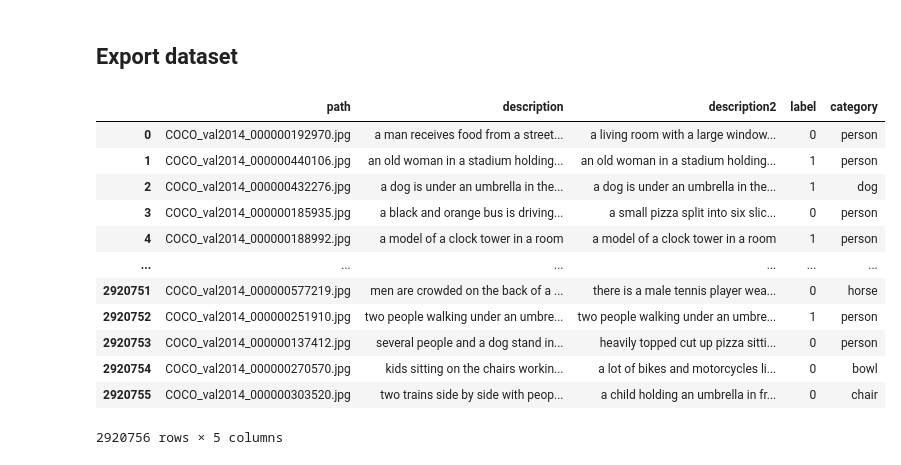
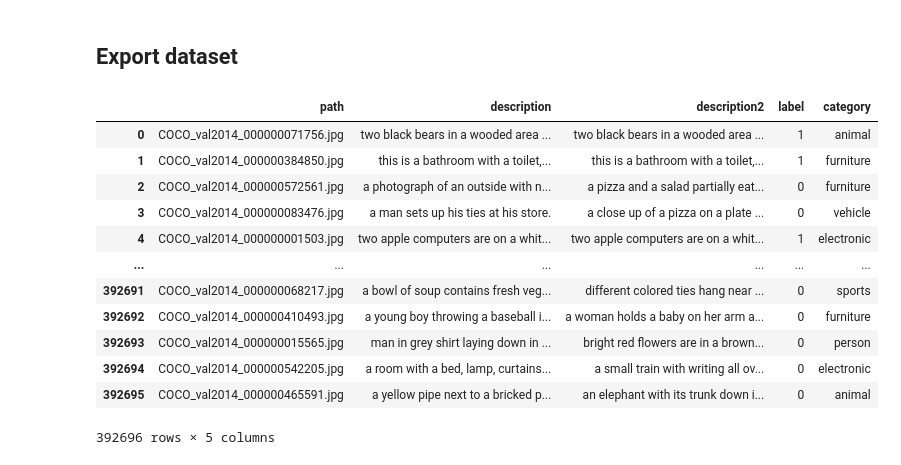
Before and after one commit to slacrum/multimodal_product_matching, a Jupyter notebook: notebooks/data_preparation_mscoco.ipynb, the cells around one changed output. Cells and saved outputs as stored; diff of their text form; code cells hidden in the pictures.

Commit message:
include categories in MSCOCO data preparation a choice is given for either supercategories or subcategories

```diff
--- a/notebooks/data_preparation_mscoco.ipynb
+++ b/notebooks/data_preparation_mscoco.ipynb
@@ -440,18 +464,18 @@ dataset_final.to_csv(os.path.join(path, f"{dataType}.csv"))
 # %%
-dataset_final = pd.read_csv(os.path.join(path, f"{dataType}.csv"))
+dataset_final = pd.read_csv(os.path.join(path, f"{dataType}_supercategory.csv"))
 dataset_final = dataset_final.drop(['Unnamed: 0'], axis=1)
 dataset_final
 # %% [output]
 |  | path | description | description2 | label | category |
-| 0 | COCO_val2014_000000192970.jpg | a man receives food from a street... | a living room with a large window... | 0 | person |
-| 1 | COCO_val2014_000000440106.jpg | an old woman in a stadium holding... | an old woman in a stadium holding... | 1 | person |
-| 2 | COCO_val2014_000000432276.jpg | a dog is under an umbrella in the... | a dog is under an umbrella in the... | 1 | dog |
-| 3 | COCO_val2014_000000185935.jpg | a black and orange bus is driving... | a small pizza split into six slic... | 0 | person |
-| 4 | COCO_val2014_000000188992.jpg | a model of a clock tower in a room | a model of a clock tower in a room | 1 | person |
+| 0 | COCO_val2014_000000071756.jpg | two black bears in a wooded area ... | two black bears in a wooded area ... | 1 | animal |
+| 1 | COCO_val2014_000000384850.jpg | this is a bathroom with a toilet,... | this is a bathroom with a toilet,... | 1 | furniture |
+| 2 | COCO_val2014_000000572561.jpg | a photograph of an outside with n... | a pizza and a salad partially eat... | 0 | furniture |
+| 3 | COCO_val2014_000000083476.jpg | a man sets up his ties at his store. | a close up of a pizza on a plate ... | 0 | vehicle |
+| 4 | COCO_val2014_000000001503.jpg | two apple computers are on a whit... | two apple computers are on a whit... | 1 | electronic |
 | ... | ... | ... | ... | ... | ... |
-| 2920751 | COCO_val2014_000000577219.jpg | men are crowded on the back of a ... | there is a male tennis player wea... | 0 | horse |
-| 2920752 | COCO_val2014_000000251910.jpg | two people walking under an umbre... | two people walking under an umbre... | 1 | person |
-| 2920753 | COCO_val2014_000000137412.jpg | several people and a dog stand in... | heavily topped cut up pizza sitti... | 0 | person |
-| 2920754 | COCO_val2014_000000270570.jpg | kids sitting on the chairs workin... | a lot of bikes and motorcycles li... | 0 | bowl |
-| 2920755 | COCO_val2014_000000303520.jpg | two trains side by side with peop... | a child holding an umbrella in fr... | 0 | chair |
+| 392691 | COCO_val2014_000000068217.jpg | a bowl of soup contains fresh veg... | different colored ties hang near ... | 0 | sports |
+| 392692 | COCO_val2014_000000410493.jpg | a young boy throwing a baseball i... | a woman holds a baby on her arm a... | 0 | furniture |
+| 392693 | COCO_val2014_000000015565.jpg | man in grey shirt laying down in ... | bright red flowers are in a brown... | 0 | person |
+| 392694 | COCO_val2014_000000542205.jpg | a room with a bed, lamp, curtains... | a small train with writing all ov... | 0 | electronic |
+| 392695 | COCO_val2014_000000465591.jpg | a yellow pipe next to a bricked p... | an elephant with its trunk down i... | 0 | animal |
-2920756 rows × 5 columns
+392696 rows × 5 columns
```
Also changed, not shown: parts of 17 cells of this notebook.
